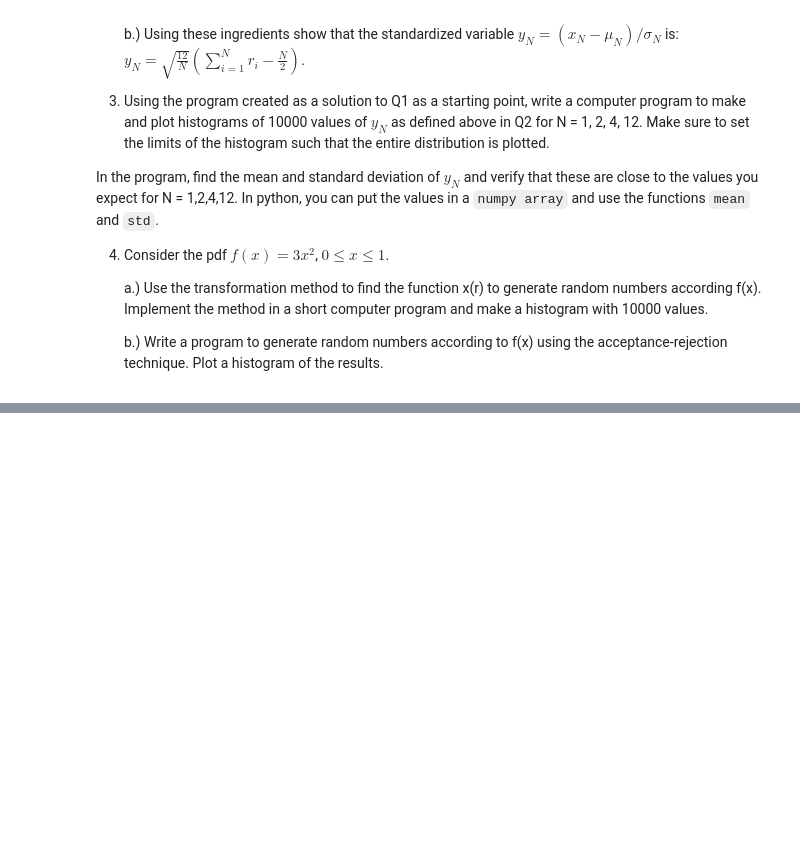
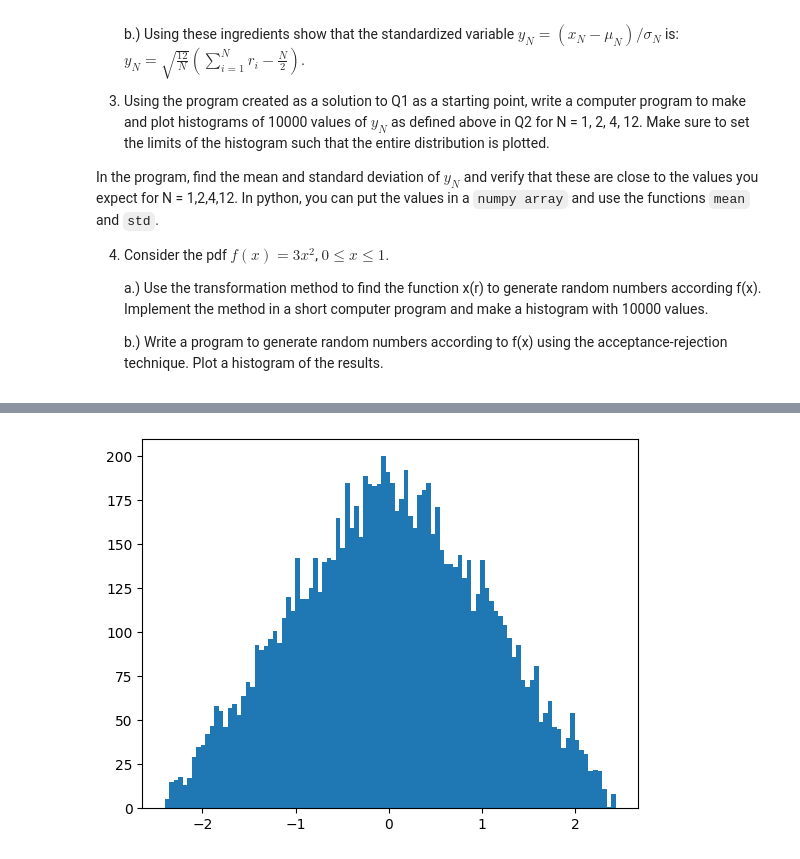
Before and after one commit to vukasinmilosevic/KSM2, a Jupyter notebook: Lecture_4/Vezbe4-Central_Limit_theorem_and_hypothesis_testing.ipynb, the cells around one changed output, grey strips where cells are left out. Saved outputs shown, nothing was run; the diff lists cells and outputs as text; code cells hidden in the pictures; blank space fills up the shorter version.

```diff
--- a/Lecture_4/Vezbe4-Central_Limit_theorem_and_hypothesis_testing.ipynb
+++ b/Lecture_4/Vezbe4-Central_Limit_theorem_and_hypothesis_testing.ipynb
@@ -549,0 +593,6 @@ In the program, find the mean and standard deviation of $y_N$ and verify that th
+# %%
+s2 = np.sqrt(6)*(np.random.uniform(0,1,10000)+np.random.uniform(0,1,10000)-1)
+plt.hist(s2, bins=100)
+plt.show()
+# %% [output]
+[figure, added]
```
Also changed, not shown: parts of 25 cells of this notebook.
